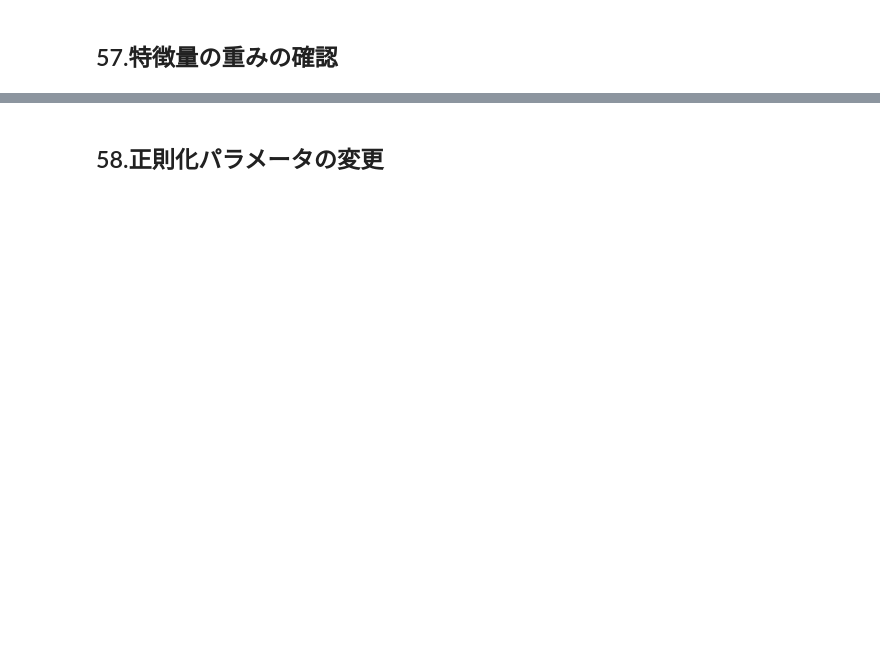
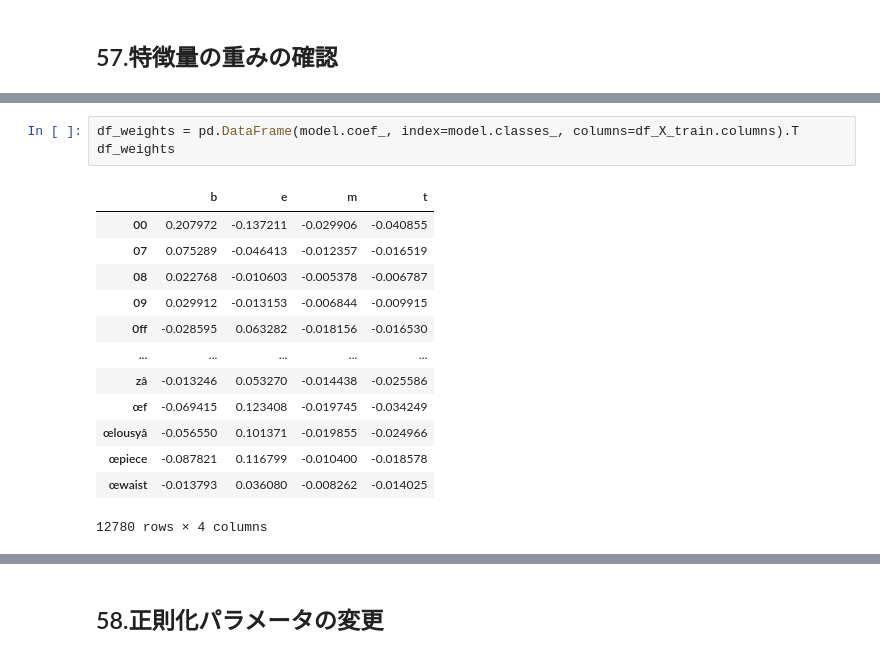
Before and after one commit to tktkbohshi/m1_study_nlp100practices, a Jupyter notebook: section06/section06.ipynb, the cells around one changed output, grey strips where cells are left out. Drawn from its saved outputs; the diff is of its cells as text; blank space fills up the shorter version.

```diff
--- a/section06/section06.ipynb
+++ b/section06/section06.ipynb
@@ -113,0 +149,17 @@ df_eval
+# %%
+df_weights = pd.DataFrame(model.coef_, index=model.classes_, columns=df_X_train.columns).T
+df_weights
+# %% [output]
+|  | b | e | m | t |
+| 00 | 0.207972 | -0.137211 | -0.029906 | -0.040855 |
+| 07 | 0.075289 | -0.046413 | -0.012357 | -0.016519 |
+| 08 | 0.022768 | -0.010603 | -0.005378 | -0.006787 |
+| 09 | 0.029912 | -0.013153 | -0.006844 | -0.009915 |
+| 0ff | -0.028595 | 0.063282 | -0.018156 | -0.016530 |
+| ... | ... | ... | ... | ... |
+| zâ | -0.013246 | 0.053270 | -0.014438 | -0.025586 |
+| œf | -0.069415 | 0.123408 | -0.019745 | -0.034249 |
+| œlousyâ | -0.056550 | 0.101371 | -0.019855 | -0.024966 |
+| œpiece | -0.087821 | 0.116799 | -0.010400 | -0.018578 |
+| œwaist | -0.013793 | 0.036080 | -0.008262 | -0.014025 |
+12780 rows × 4 columns
```
Also changed, not shown: parts of 18 cells of this notebook.
